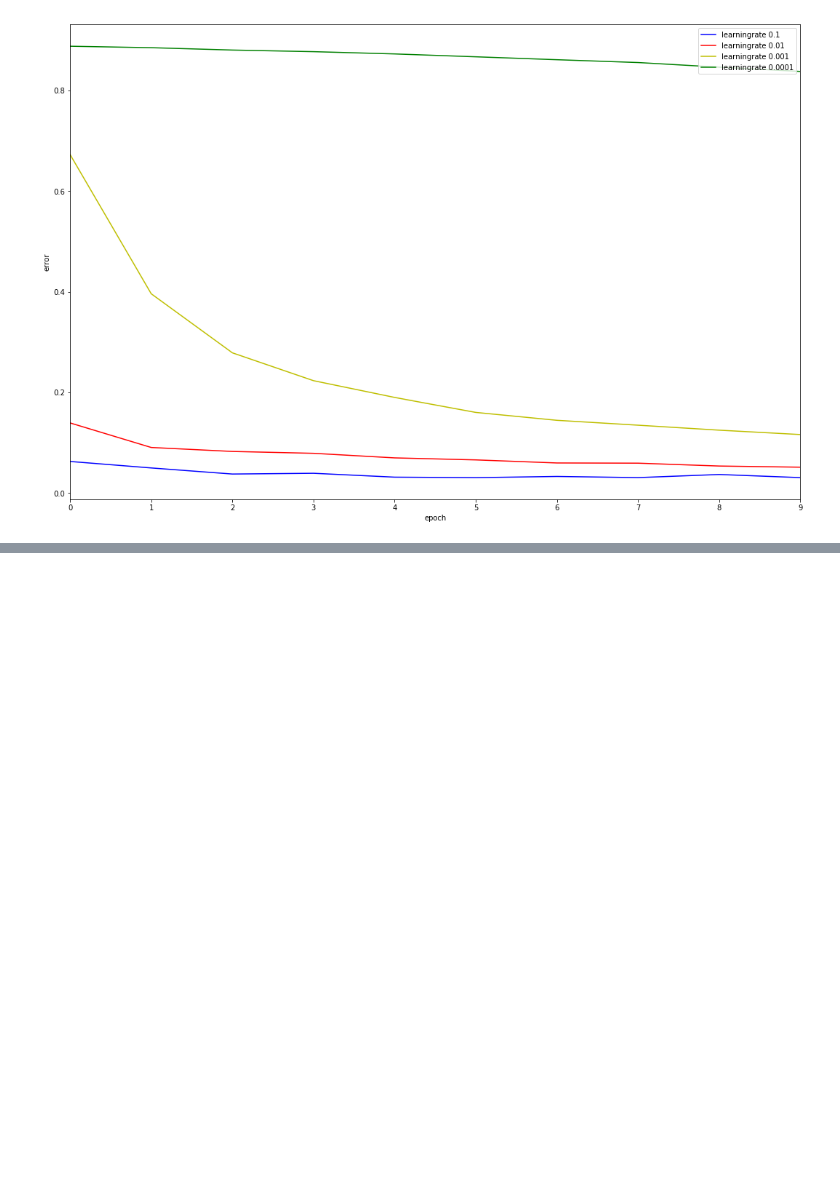
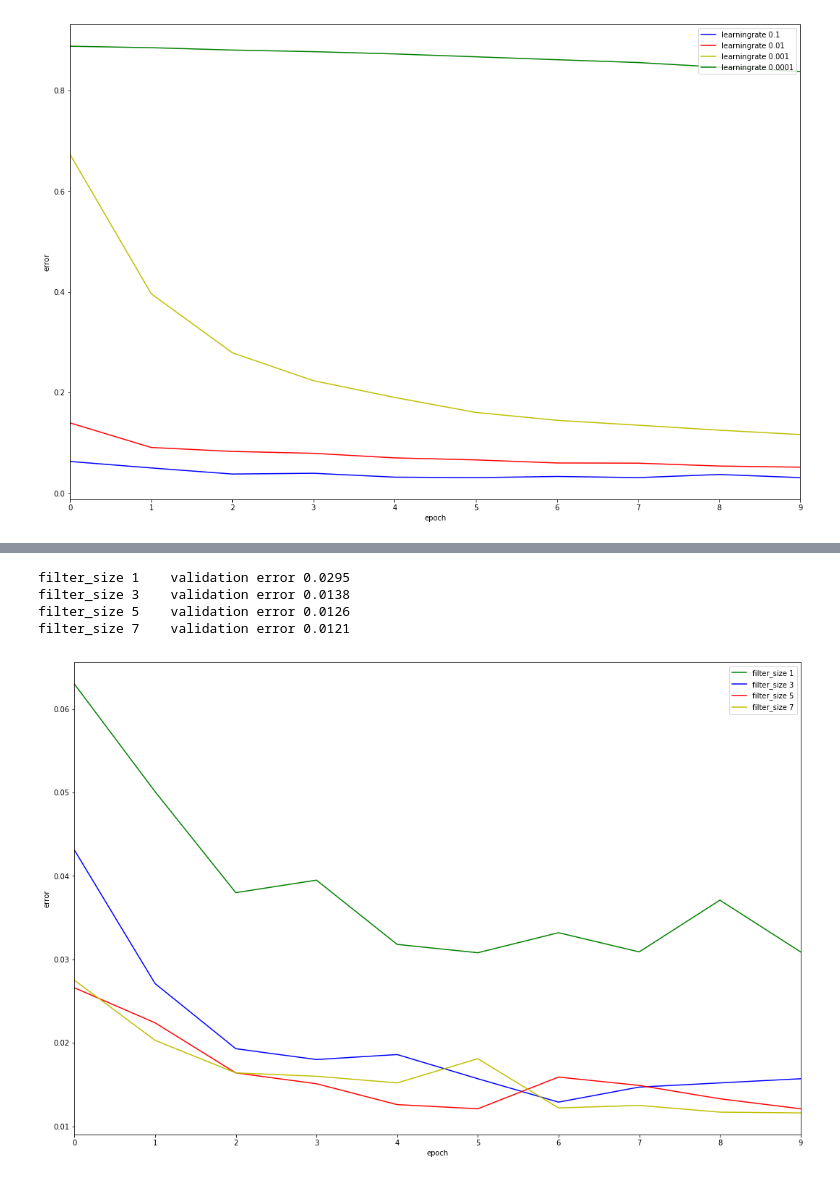
Before and after one commit to legitWelto/DeepLearningLab18, a Jupyter notebook: exercie2/plots.ipynb, the cells around one changed output, grey strips where cells are left out. Drawn from its saved outputs; the diff is of its cells as text; code cells hidden in the pictures; blank space fills up the shorter version.

```diff
--- a/exercie2/plots.ipynb
+++ b/exercie2/plots.ipynb
@@ -111,0 +119,30 @@ lr=0.001  validation error 0.0738
+# %%
+# lr=0.1
+print("filter_size 1    validation error " + str(0.0295))
+print("filter_size 3    validation error " + str(0.0138))
+print("filter_size 5    validation error " + str(0.0126))
+print("filter_size 7    validation error " + str(0.0121))
+
+fl1 = [0.063, 0.0501, 0.038, 0.0395, 0.0318, 0.0308, 0.0332, 0.0309, 0.0371, 0.0309]
+fl3 = [0.0431, 0.0271, 0.0193, 0.018, 0.0186, 0.0157, 0.0129, 0.0147, 0.0152, 0.0157]
+fl5 = [0.0266, 0.0224, 0.0164, 0.0151, 0.0126, 0.0121, 0.0159, 0.0149, 0.0133, 0.0121]
+fl7 = [0.0275, 0.0203, 0.0164, 0.016, 0.0152, 0.0181, 0.0122, 0.0125, 0.0117, 0.0116]
+
+
+fig, (ax) = plt.subplots(1, 1, figsize=(18,12))
+ax.set_xlim([0, 9])
+ax.set_xlabel('epoch')
+ax.set_ylabel('error')
+ax.plot(fl1, c='g', label='filter_size 1')
+ax.plot(fl3, c='b', label='filter_size 3')
+ax.plot(fl5, c='r', label='filter_size 5')
+ax.plot(fl7, c='y', label='filter_size 7')
+ax.legend(loc='upper right')
+
+fig.canvas.draw()
+# %% [output]
+filter_size 1    validation error 0.0295
+filter_size 3    validation error 0.0138
+filter_size 5    validation error 0.0126
+filter_size 7    validation error 0.0121
+[figure, added]
```
Also changed, not shown: parts of 5 cells of this notebook.
